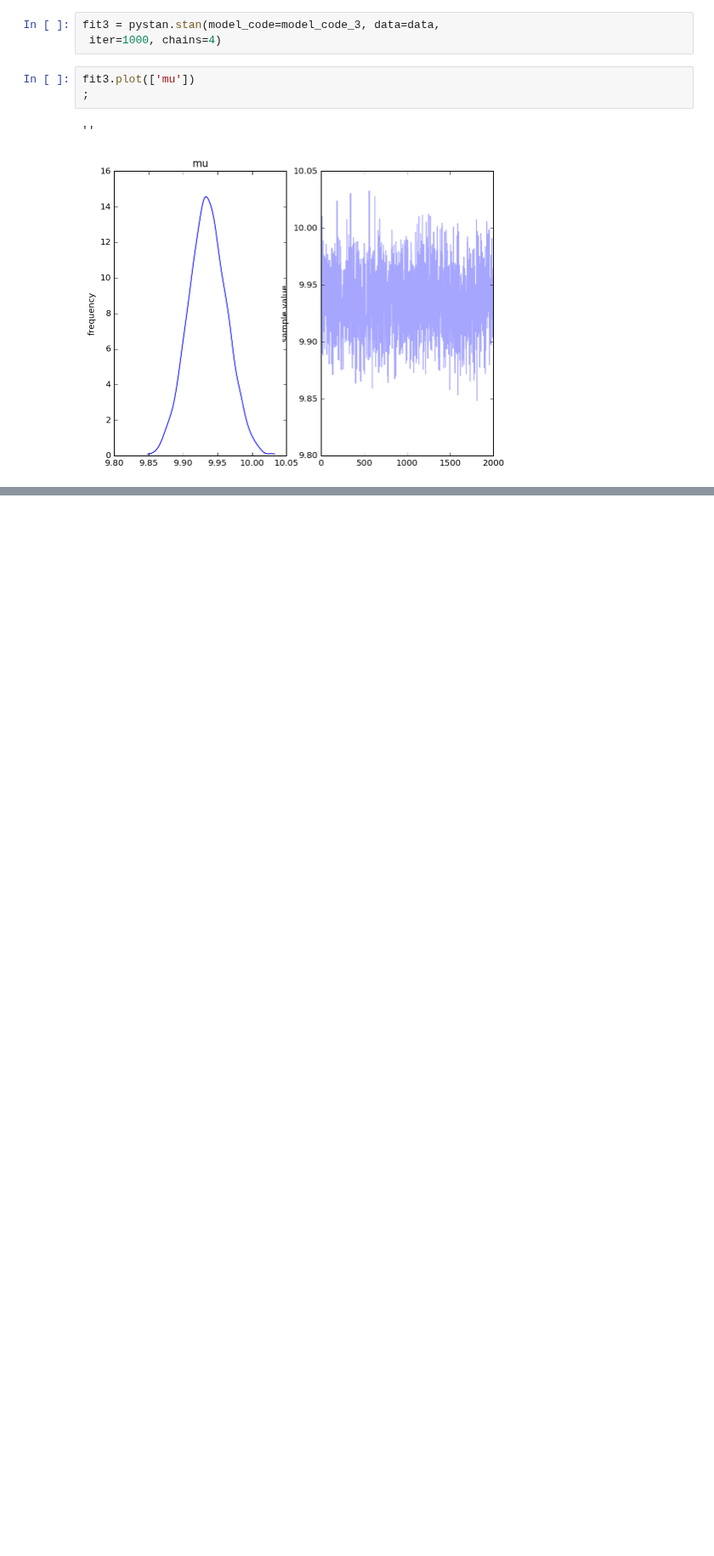
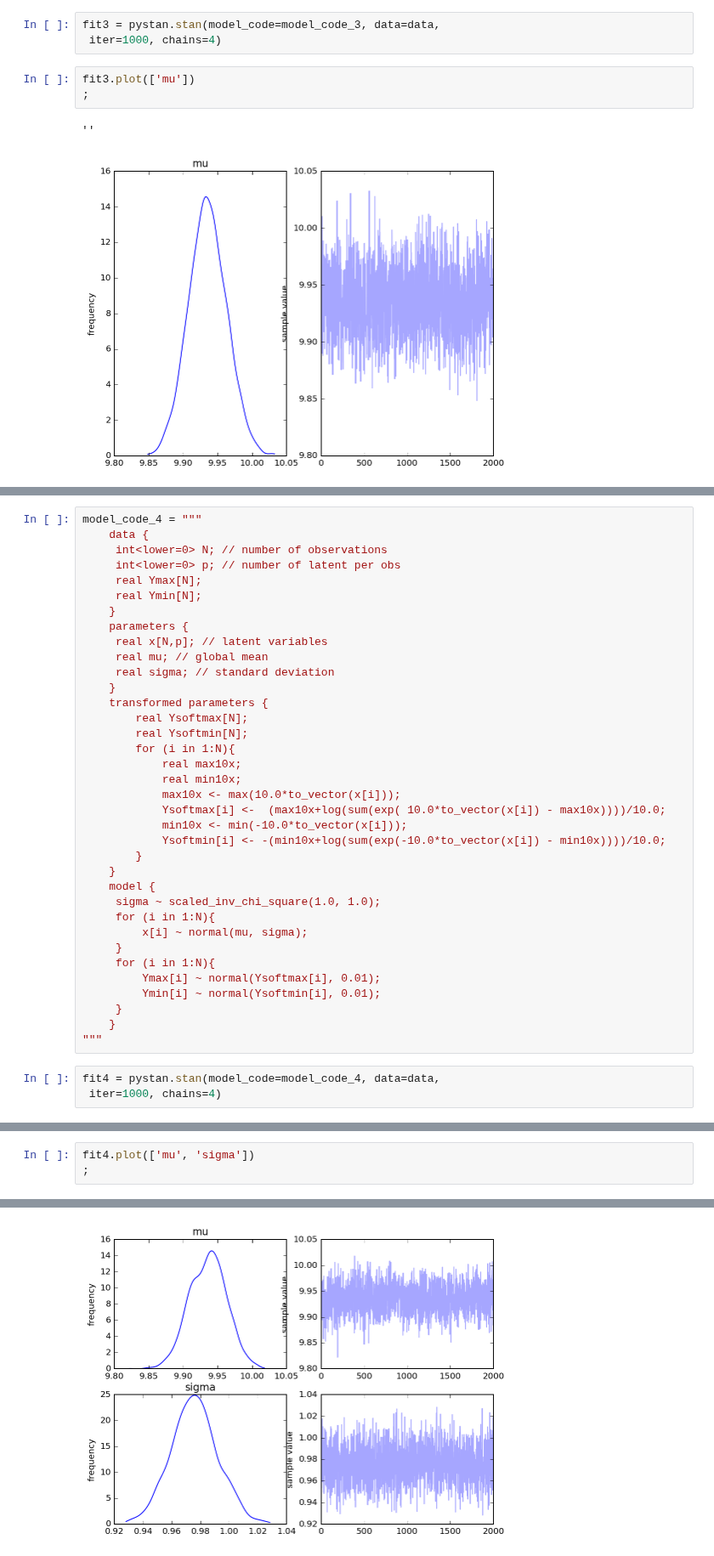
Before and after one commit to maximerischard/TemperatureImputations.jl, a Jupyter notebook: MaxInference.ipynb, the cells around one changed output, grey strips where cells are left out. Shown at 85% size. Cells and saved outputs as stored; diff of their text form; blank space fills up the shorter version.

```diff
--- a/MaxInference.ipynb
+++ b/MaxInference.ipynb
@@ -312,0 +359,39 @@ plt.plot(Ymax, ii, color="red")
+# %%
+model_code_4 = """
+    data {
+     int<lower=0> N; // number of observations
+     int<lower=0> p; // number of latent per obs
+     real Ymax[N];
+     real Ymin[N];
+    }
+    parameters {
+     real x[N,p]; // latent variables
+     real mu; // global mean
+     real sigma; // standard deviation
+    }
+    transformed parameters {
+        real Ysoftmax[N];
+        real Ysoftmin[N];
+        for (i in 1:N){
+            real max10x;
+            real min10x;
+            max10x <- max(10.0*to_vector(x[i]));
+            Ysoftmax[i] <-  (max10x+log(sum(exp( 10.0*to_vector(x[i]) - max10x))))/10.0;
+            min10x <- min(-10.0*to_vector(x[i]));
+            Ysoftmin[i] <- -(min10x+log(sum(exp(-10.0*to_vector(x[i]) - min10x))))/10.0;
+        }
+    }
+    model {
+     sigma ~ scaled_inv_chi_square(1.0, 1.0);
+     for (i in 1:N){
+         x[i] ~ normal(mu, sigma);
+     }
+     for (i in 1:N){
+         Ymax[i] ~ normal(Ysoftmax[i], 0.01);
+         Ymin[i] ~ normal(Ysoftmin[i], 0.01);
+     }
+    }
+"""
+# %%
+fit4 = pystan.stan(model_code=model_code_4, data=data,
+ iter=1000, chains=4)
@@ -312,0 +418,4 @@ plt.plot(Ymax, ii, color="red")
+# %%
+fit4.plot(['mu', 'sigma'])
+;
+# %% [output]
@@ -312,0 +423 @@ plt.plot(Ymax, ii, color="red")
+[figure, added]
```
Also changed, not shown: parts of 31 cells of this notebook.
